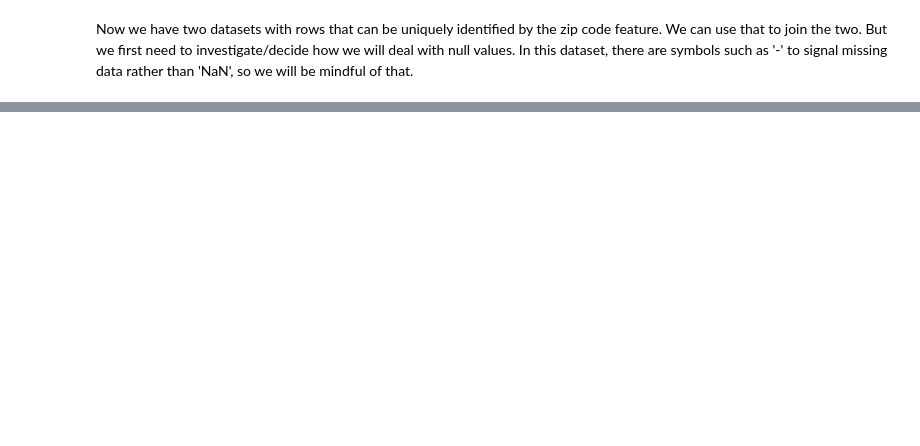
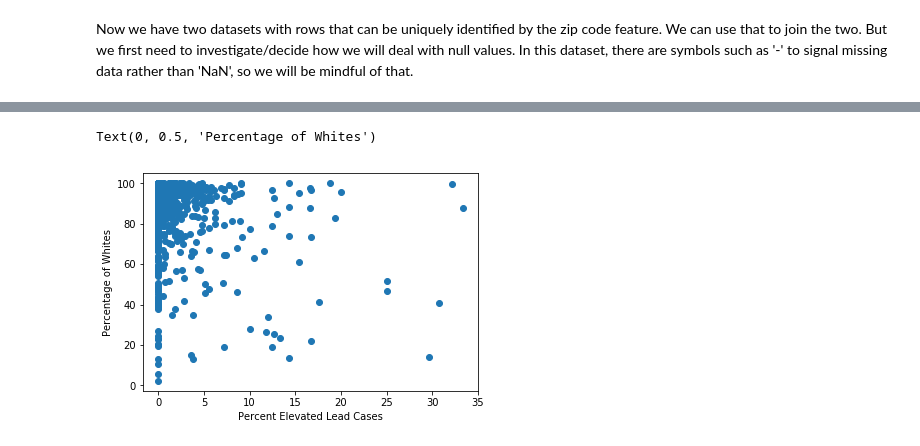
Before and after one commit to ahalyasanjiv/ChildhoodLeadExposure, a Jupyter notebook: Investigating_Correlation_Between_Lead_Exposure_and_Demographics.ipynb, the cells around one changed output, grey strips where cells are left out. Drawn from its saved outputs; the diff is of its cells as text; code cells hidden in the pictures; blank space fills up the shorter version.

Commit message:
Edited scatterplots for lead exposure/racial demographics

```diff
--- a/Investigating_Correlation_Between_Lead_Exposure_and_Demographics.ipynb
+++ b/Investigating_Correlation_Between_Lead_Exposure_and_Demographics.ipynb
@@ -95,6 +97,6 @@ Since we are not planning to look at the number of cases overtime, but rather th
 # Redefine dataframe to consist of each zip code and its percent
 df = df.groupby('Zip Code', as_index=False)['Percent'].mean()
 df.info()
-# lead_df = df
+lead_df = df
 # %% [output]
 <class 'pandas.core.frame.DataFrame'>
@@ -147,10 +148,10 @@ df = df[df.columns.drop(list(df.filter(regex='born|INDIVIDUALS|MARITAL|AGE|age|S
 # Since all the numerical values are total estimates, we can delete that prefix to make the columns easier to read
 df.columns = df.columns.str.replace('Total; Estimate; ', '')
 
-# We can remove the 'RACE AND HISPANIC OR LATINO ORIGIN - ' prefix in several column names since we know those categpries are referring to race
+# Remove the 'RACE AND HISPANIC OR LATINO ORIGIN - ' prefix in several column names since we know those categpries are referring to race
 df.columns = df.columns.str.replace('RACE AND HISPANIC OR LATINO ORIGIN - ', '')
 
-# Likewise, we can remove the 'POVERTY STATUS IN THE PAST 12 MONTHS - ' prefix
+# Likewise, remove the 'POVERTY STATUS IN THE PAST 12 MONTHS - ' prefix
 df.columns = df.columns.str.replace('POVERTY STATUS IN THE PAST 12 MONTHS - ', '')
 
 # Drop 'Total Population' and 'One Race' (% of people belonging to a single race)
@@ -159,7 +160,5 @@ df.drop(columns=['Total population','One race'], inplace=True)
 # We will only look at % of population who are 100% below the property line as opposed to other % brackets
 df.drop(columns=['Population for whom poverty status is determined','Population for whom poverty status is determined - 100 to 149 percent of the poverty level', 'Population for whom poverty status is determined - At or above 150 percent of the poverty level'], inplace=True)
 
-# Skip first row since that is for the entire NY and we want to only look at specific zip codes
-df = df[1:]
-
-df.head()
+# Remove first row since that is for the entire NY and we want to only look at specific zip codes
+df = df[df['Zip Code'] != '36']
@@ -203,0 +226,6 @@ df = df.astype({'Median Income': int})
+# %%
+demographics_df = df
+
+# Join the two dataframes on the zip code column
+df = lead_df.set_index('Zip Code').join(demographics_df.set_index('Zip Code'), how='inner')
+df.head()
@@ -203,0 +240,3 @@ df = df.astype({'Median Income': int})
+# %%
+# After joining, let's rename 'Percent' to 'Percent Elevated Lead Cases'
+df.rename(columns={'Percent':'Percent Elevated Lead Cases'}, inplace=True)
@@ -203,0 +272,7 @@ df = df.astype({'Median Income': int})
+# %%
+plt.scatter(df['Percent Elevated Lead Cases'],df['One race - White'])
+plt.xlabel('Percent Elevated Lead Cases')
+plt.ylabel('Percentage of Whites')
+# %% [output]
+Text(0, 0.5, 'Percentage of Whites')
+[figure, added]
```
Also changed, not shown: parts of 12 cells of this notebook.
